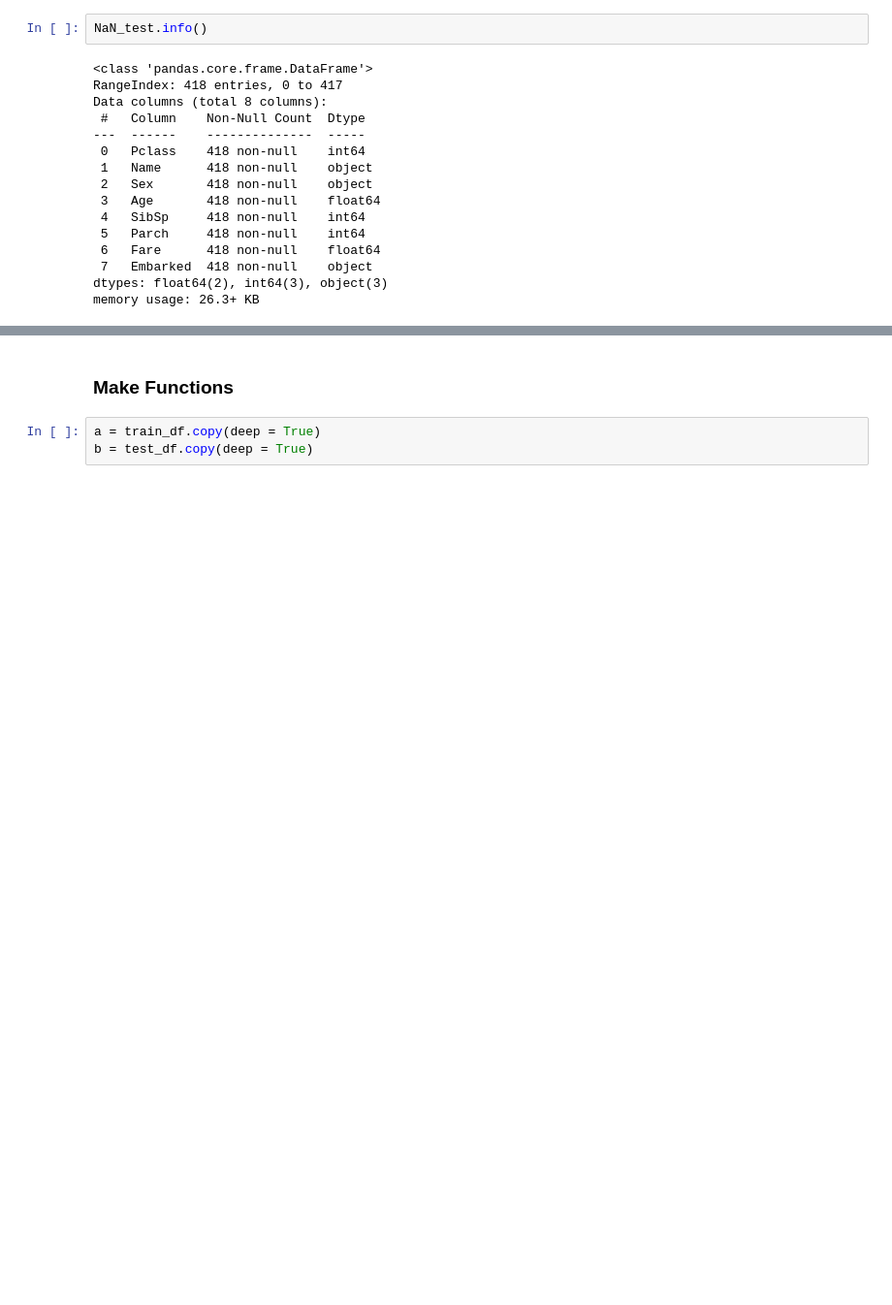
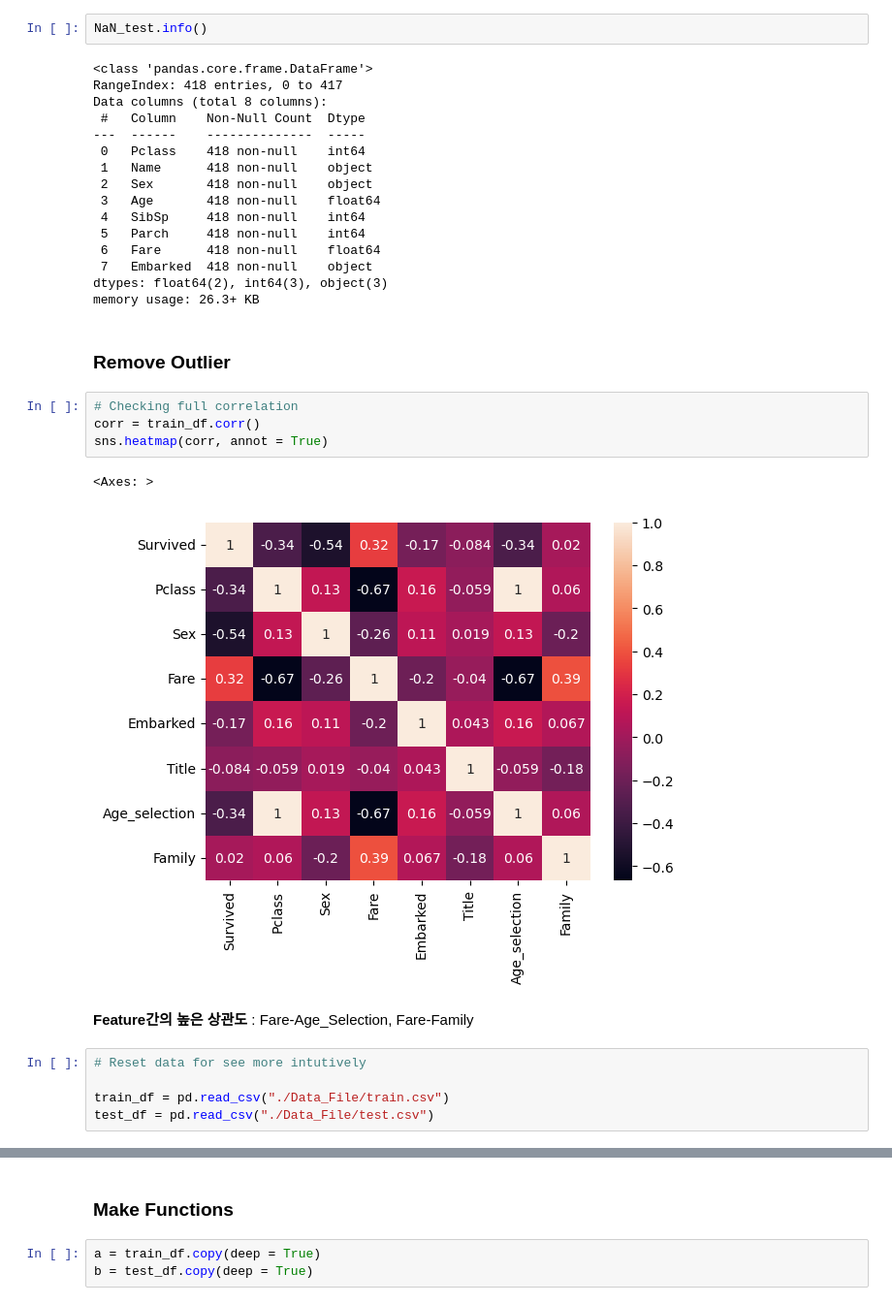
Before and after one commit to JeongHun01/Kaggle, a Jupyter notebook: Titanic/Data_Analysis.ipynb, the cells around one changed output, grey strips where cells are left out. Shown at 97% size. Drawn from its saved outputs; the diff is of its cells as text; blank space fills up the shorter version.

```diff
--- a/Titanic/Data_Analysis.ipynb
+++ b/Titanic/Data_Analysis.ipynb
@@ -851,3 +851,19 @@ Data columns (total 8 columns):
  7   Embarked  418 non-null    object
 dtypes: float64(2), int64(3), object(3)
 memory usage: 26.3+ KB
+# %% [markdown]
+### **Remove Outlier**
+# %%
+# Checking full correlation
+corr = train_df.corr()
+sns.heatmap(corr, annot = True)
+# %% [output]
+<Axes: >
+[figure, added]
+# %% [markdown]
+**Feature간의 높은 상관도** : Fare-Age_Selection, Fare-Family
+# %%
+# Reset data for see more intutively
+
+train_df = pd.read_csv("./Data_File/train.csv")
+test_df = pd.read_csv("./Data_File/test.csv")
```
Also changed, not shown: parts of 10 cells of this notebook.
